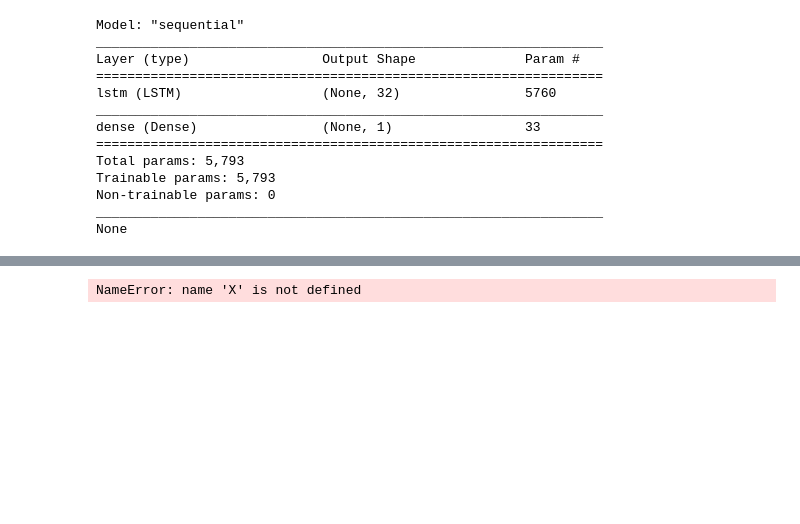
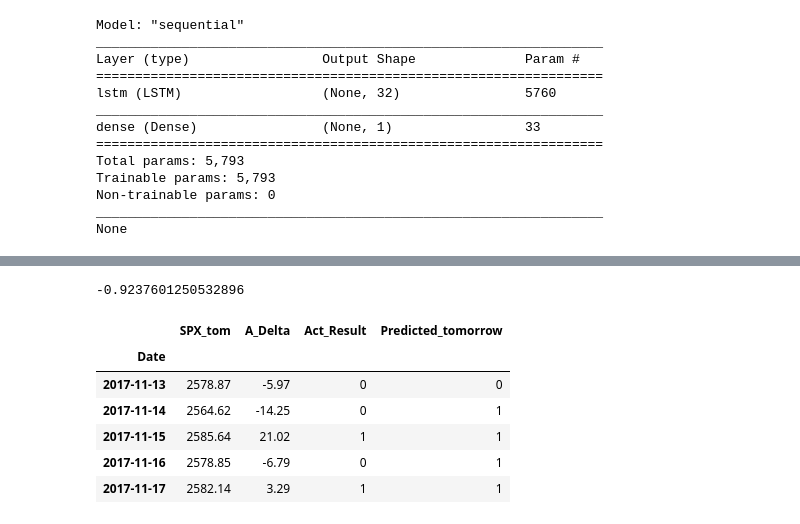
Before and after one commit to blake2323/VIX-vs-SPX-a, a Jupyter notebook: LSTM_MODEL.ipynb, the cells around one changed output, grey strips where cells are left out. Drawn from its saved outputs; the diff is of its cells as text; code cells hidden in the pictures; blank space fills up the shorter version.

```diff
--- a/LSTM_MODEL.ipynb
+++ b/LSTM_MODEL.ipynb
@@ -277,6 +277,24 @@ Epoch 100/100
 # %%
 # history = model.fit(X, y, batch_size=1, epochs=100, verbose=0)
 # %%
-predictions = model.predict_classes(X, verbose=0)
+predictions = model.predict_classes(x_test, verbose=0)
-# %% [output]
-NameError: name 'X' is not defined
+# %%
+from sklearn.metrics import mean_squared_error, r2_score
+r2 = r2_score(y_test, predictions)
+r2
+# %% [output]
+-0.9237601250532896
+# %%
+predicted_df = output_df[2048:].copy()
+
+predicted_df['Predicted_tomorrow']=predictions
+
+predicted_df.head(20)
+# %% [output]
+|  | SPX_tom | A_Delta | Act_Result | Predicted_tomorrow |
+| Date |  |  |  |  |
+| 2017-11-13 | 2578.87 | -5.97 | 0 | 0 |
+| 2017-11-14 | 2564.62 | -14.25 | 0 | 1 |
+| 2017-11-15 | 2585.64 | 21.02 | 1 | 1 |
+| 2017-11-16 | 2578.85 | -6.79 | 0 | 1 |
+| 2017-11-17 | 2582.14 | 3.29 | 1 | 1 |
```
Also changed, not shown: parts of 11 cells of this notebook, 2 other files.
